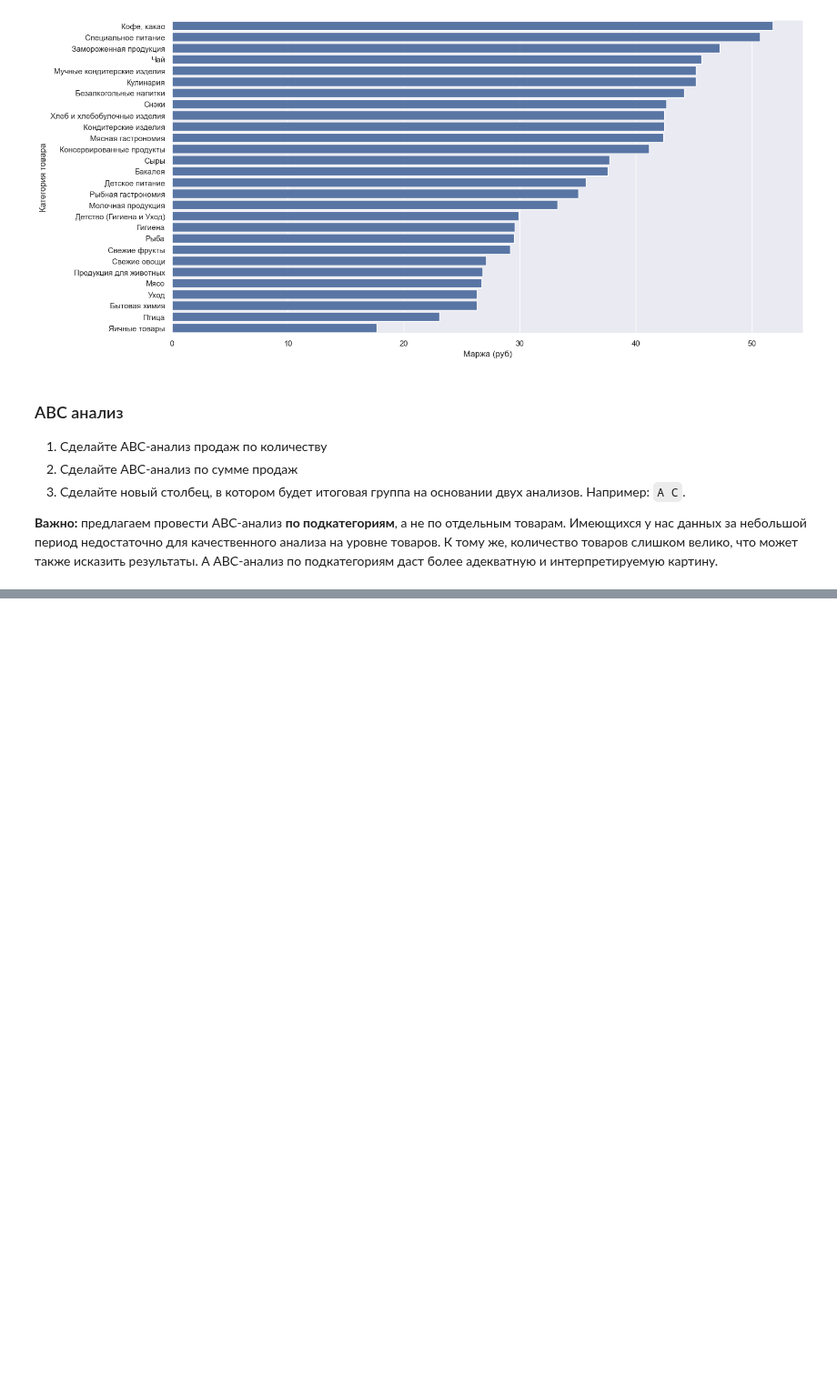
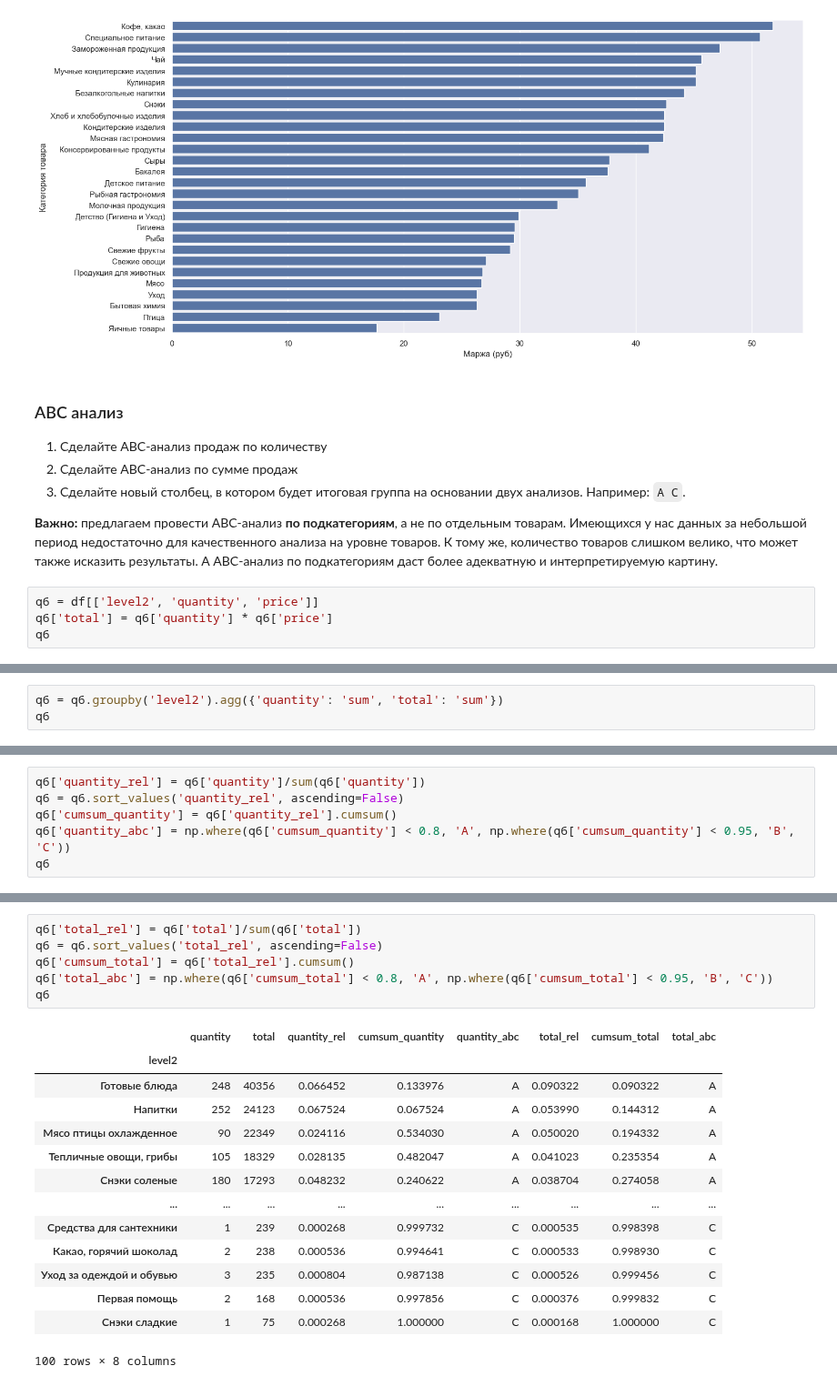
Before and after one commit to mishandri/Data-Analysis, a Jupyter notebook: 10. Итоговый проект Pandas/Решение.ipynb, the cells around one changed output, grey strips where cells are left out. Shown at 91% size. Cells and saved outputs as stored; diff of their text form; blank space fills up the shorter version.

```diff
--- a/10. Итоговый проект Pandas/Решение.ipynb
+++ b/10. Итоговый проект Pandas/Решение.ipynb
@@ -263,3 +263,7 @@ fig.set(xlabel='Маржа (руб)', ylabel='Категория товара');
 3.  Сделайте новый столбец, в котором будет итоговая группа на основании двух анализов. Например: `A C`.
 
 **Важно:** предлагаем провести ABC-анализ **по подкатегориям**, а не по отдельным товарам. Имеющихся у нас данных за небольшой период недостаточно для качественного анализа на уровне товаров. К тому же, количество товаров слишком велико, что может также исказить результаты. А ABC-анализ по подкатегориям даст более адекватную и интерпретируемую картину.
+# %%
+q6 = df[['level2', 'quantity', 'price']]
+q6['total'] = q6['quantity'] * q6['price']
+q6
@@ -265,0 +289,3 @@ fig.set(xlabel='Маржа (руб)', ylabel='Категория товара');
+# %%
+q6 = q6.groupby('level2').agg({'quantity': 'sum', 'total': 'sum'})
+q6
@@ -265,0 +307,6 @@ fig.set(xlabel='Маржа (руб)', ylabel='Категория товара');
+# %%
+q6['quantity_rel'] = q6['quantity']/sum(q6['quantity'])
+q6 = q6.sort_values('quantity_rel', ascending=False)
+q6['cumsum_quantity'] = q6['quantity_rel'].cumsum()
+q6['quantity_abc'] = np.where(q6['cumsum_quantity'] < 0.8, 'A', np.where(q6['cumsum_quantity'] < 0.95, 'B', 'C'))
+q6
@@ -265,0 +328,21 @@ fig.set(xlabel='Маржа (руб)', ylabel='Категория товара');
+# %%
+q6['total_rel'] = q6['total']/sum(q6['total'])
+q6 = q6.sort_values('total_rel', ascending=False)
+q6['cumsum_total'] = q6['total_rel'].cumsum()
+q6['total_abc'] = np.where(q6['cumsum_total'] < 0.8, 'A', np.where(q6['cumsum_total'] < 0.95, 'B', 'C'))
+q6
+# %% [output]
+|  | quantity | total | quantity_rel | cumsum_quantity | quantity_abc | total_rel | cumsum_total | total_abc |
+| level2 |  |  |  |  |  |  |  |  |
+| Готовые блюда | 248 | 40356 | 0.066452 | 0.133976 | A | 0.090322 | 0.090322 | A |
+| Напитки | 252 | 24123 | 0.067524 | 0.067524 | A | 0.053990 | 0.144312 | A |
+| Мясо птицы охлажденное | 90 | 22349 | 0.024116 | 0.534030 | A | 0.050020 | 0.194332 | A |
+| Тепличные овощи, грибы | 105 | 18329 | 0.028135 | 0.482047 | A | 0.041023 | 0.235354 | A |
+| Снэки соленые | 180 | 17293 | 0.048232 | 0.240622 | A | 0.038704 | 0.274058 | A |
+| ... | ... | ... | ... | ... | ... | ... | ... | ... |
+| Средства для сантехники | 1 | 239 | 0.000268 | 0.999732 | C | 0.000535 | 0.998398 | C |
+| Какао, горячий шоколад | 2 | 238 | 0.000536 | 0.994641 | C | 0.000533 | 0.998930 | C |
+| Уход за одеждой и обувью | 3 | 235 | 0.000804 | 0.987138 | C | 0.000526 | 0.999456 | C |
+| Первая помощь | 2 | 168 | 0.000536 | 0.997856 | C | 0.000376 | 0.999832 | C |
+| Снэки сладкие | 1 | 75 | 0.000268 | 1.000000 | C | 0.000168 | 1.000000 | C |
+100 rows × 8 columns
```
Also changed, not shown: parts of 4 cells of this notebook.
